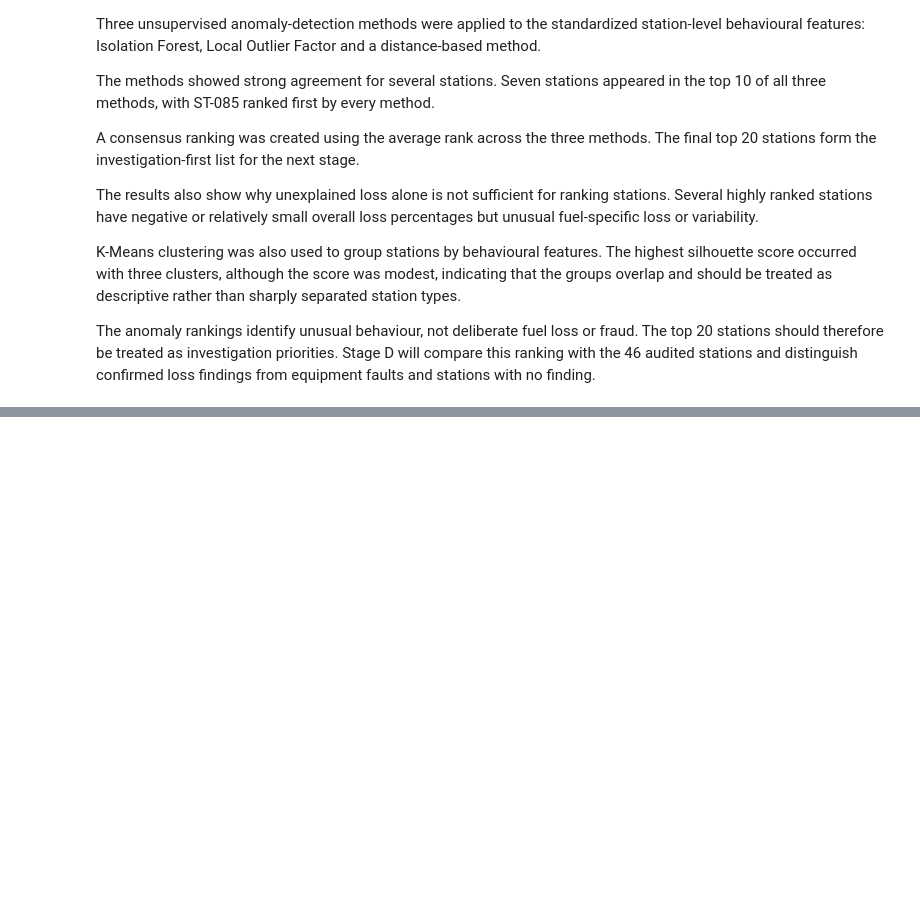
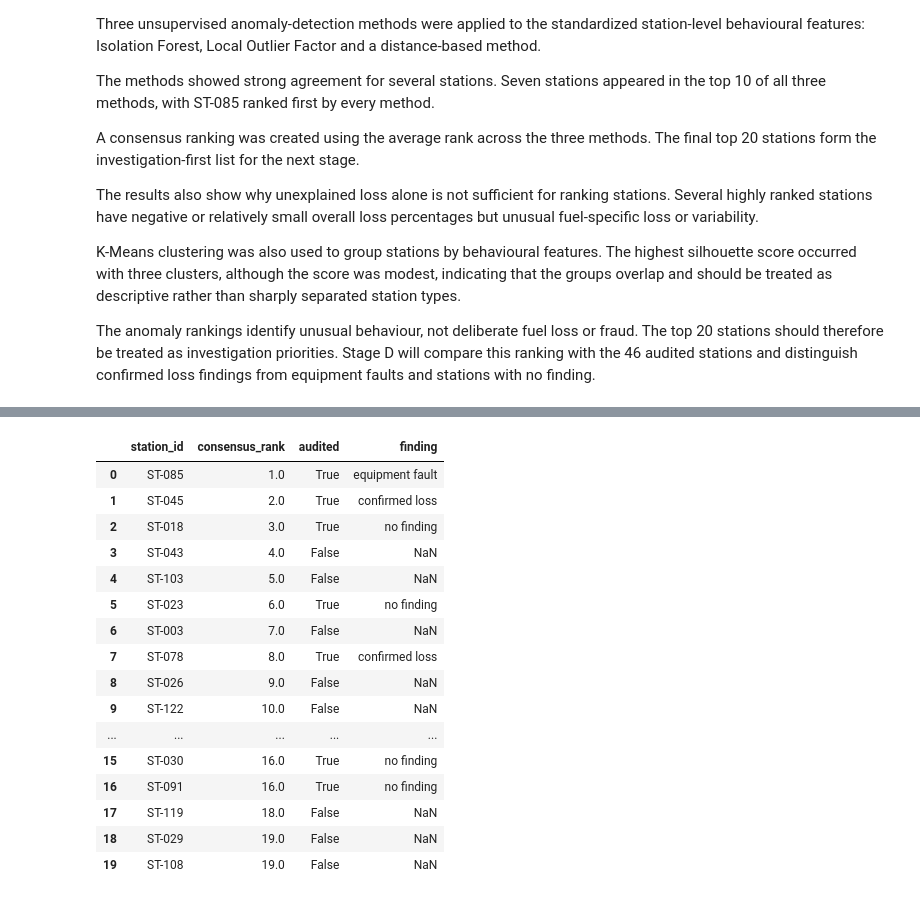
Before and after one commit to moforrochelle/skye8-ds-mofor-rochelle, a Jupyter notebook: notebooks/fuel_reconciliation.ipynb, the cells around one changed output, grey strips where cells are left out. Cells and saved outputs as stored; diff of their text form; code cells hidden in the pictures; blank space fills up the shorter version.

```diff
--- a/notebooks/fuel_reconciliation.ipynb
+++ b/notebooks/fuel_reconciliation.ipynb
@@ -1762,0 +1806,9 @@ equipment faults and stations with no finding.
+# %%
+#checking the audit coverage
+audited_station_ids = set(audits_clean["station_id"])
+
+final_top20["audited"] = final_top20["station_id"].isin(
+    audited_station_ids
+)
+
+final_top20[["station_id", "consensus_rank", "audited"]]
@@ -1762,0 +1833,33 @@ equipment faults and stations with no finding.
+# %%
+audit_results = final_top20.merge(
+    audits_clean[["station_id", "finding"]],
+    on="station_id",
+    how="left"
+)
+
+audit_results[
+    [
+        "station_id",
+        "consensus_rank",
+        "audited",
+        "finding"
+    ]
+]
+# %% [output]
+|  | station_id | consensus_rank | audited | finding |
+| 0 | ST-085 | 1.0 | True | equipment fault |
+| 1 | ST-045 | 2.0 | True | confirmed loss |
+| 2 | ST-018 | 3.0 | True | no finding |
+| 3 | ST-043 | 4.0 | False | NaN |
+| 4 | ST-103 | 5.0 | False | NaN |
+| 5 | ST-023 | 6.0 | True | no finding |
+| 6 | ST-003 | 7.0 | False | NaN |
+| 7 | ST-078 | 8.0 | True | confirmed loss |
+| 8 | ST-026 | 9.0 | False | NaN |
+| 9 | ST-122 | 10.0 | False | NaN |
+| ... | ... | ... | ... | ... |
+| 15 | ST-030 | 16.0 | True | no finding |
+| 16 | ST-091 | 16.0 | True | no finding |
+| 17 | ST-119 | 18.0 | False | NaN |
+| 18 | ST-029 | 19.0 | False | NaN |
+| 19 | ST-108 | 19.0 | False | NaN |
```
Also changed, not shown: parts of 32 cells of this notebook.
